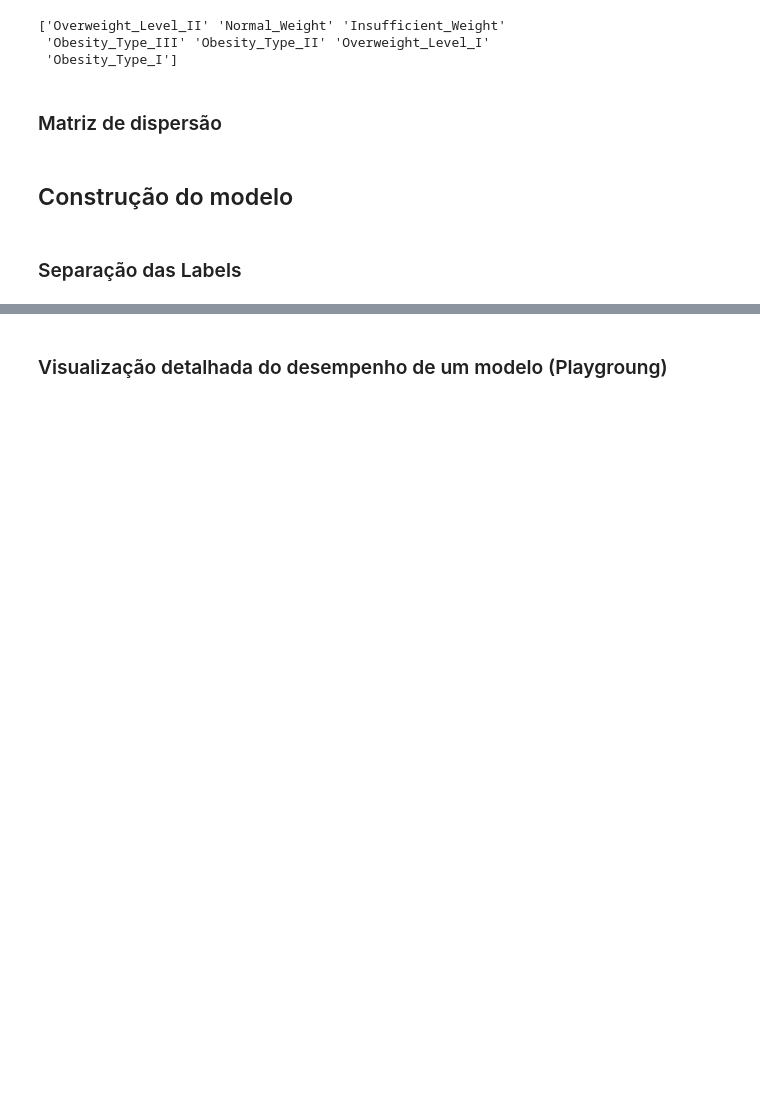
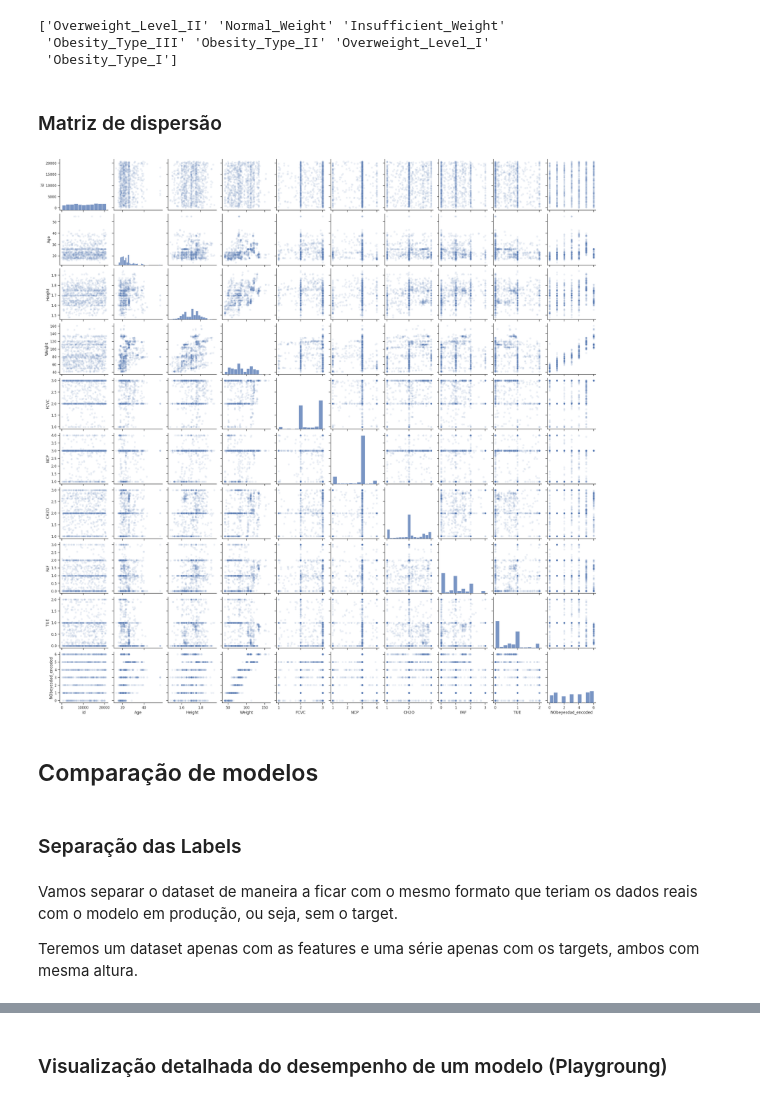
Before and after one commit to renanrms/datamining-t1, a Jupyter notebook: src/solution.ipynb, the cells around one changed output, grey strips where cells are left out. Saved outputs shown, nothing was run; the diff lists cells and outputs as text; code cells hidden in the pictures; blank space fills up the shorter version.

```diff
--- a/src/solution.ipynb
+++ b/src/solution.ipynb
@@ -170,12 +177,18 @@ target_order = [
 ### Matriz de dispersão
 # %%
 sns.set_theme(style="ticks")
-# plot = sns.pairplot(train.sample(1000), plot_kws={'alpha':0.1})
+plot = sns.pairplot(train.sample(1000), plot_kws={'alpha':0.1})
 # plot = sns.pairplot(train, plot_kw  s={'alpha':0.05})
+# %% [output]
+[figure, added]
-# %% [markdown]
-## Construção do modelo
+# %% [markdown]
+## Comparação de modelos
 # %% [markdown]
 ### Separação das Labels
+# %% [markdown]
+Vamos separar o dataset de maneira a ficar com o mesmo formato que teriam os dados reais com o modelo em produção, ou seja, sem o target.
+
+Teremos um dataset apenas com as features e uma série apenas com os targets, ambos com mesma altura.
 # %%
 target_encoder = OrdinalEncoder(categories=[target_order], dtype=int)
 
```
Also changed, not shown: parts of 33 cells of this notebook, 1 other file.
